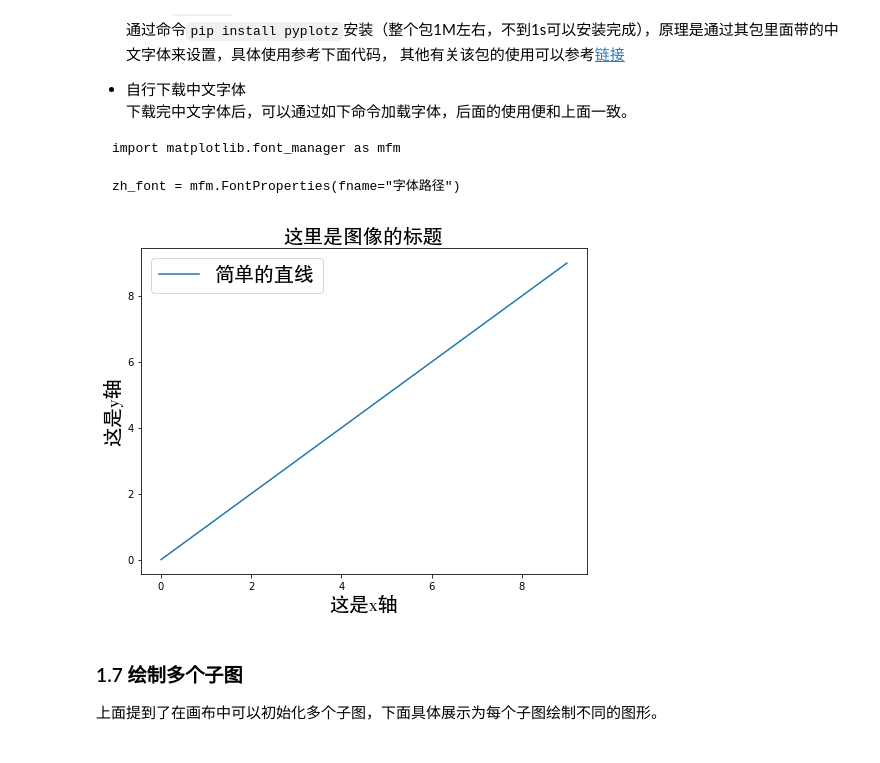
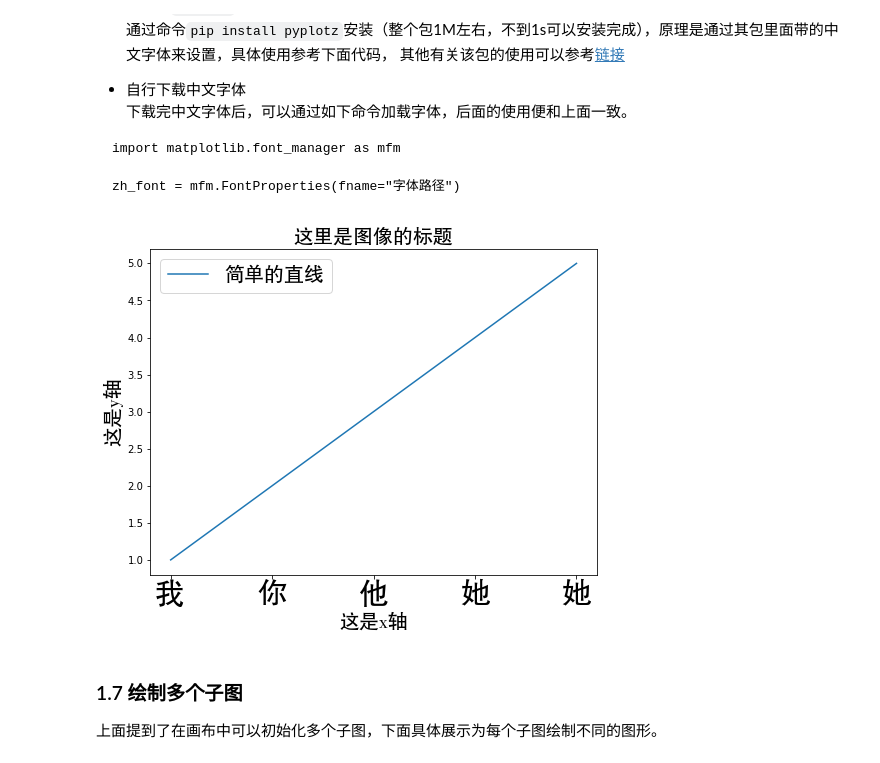
Before and after one commit to lyj555/SelfLearning, a Jupyter notebook: 工具篇/python/可视化/tutorials/matplotlib_tutorial.ipynb, the cells around one changed output. Drawn from its saved outputs; the diff is of its cells as text; code cells hidden in the pictures.

```diff
--- a/工具篇/python/可视化/tutorials/matplotlib_tutorial.ipynb
+++ b/工具篇/python/可视化/tutorials/matplotlib_tutorial.ipynb
@@ -173,27 +173,39 @@ zh_font = mfm.FontProperties(fname="字体路径")
 # %%
 # 核心是实例化一个中文字体的对象，然后在绘图时指定该对象
 
 from pyplotz.pyplotz import PyplotZ
 
 pltz = PyplotZ()
 pltz.enable_chinese()
 zh_font = pltz.zh_font.copy()
 zh_font.set_size(20)
 
 
 fig, axes = plt.subplots(nrows=1, ncols=1, figsize=(8, 6))
 
-axes.plot(range(10))
+x_val = [1, 2, 3, 4, 5]
+y_val = [1, 2, 3, 4, 5]
+axes.plot(x_val, y_val)
+
+# 重新指定字体的大小
+new_zh_font = pltz.zh_font.copy()
+new_zh_font.set_size(30)
+
+# 在x轴上绘制中文字符串
+axes.set_xticks(x_val)
+x_axis_label = ["我", "你", "他", "她", "她"]
+axes.set_xticklabels(x_axis_label, fontproperties=new_zh_font)
+
 
 axes.set_xlabel("这是x轴", fontproperties=zh_font)
 axes.set_ylabel("这是y轴", fontproperties=zh_font)
 axes.set_title("这里是图像的标题", fontproperties=zh_font)
 
 axes.legend(['简单的直线'], prop=zh_font)
 
 plt.show()
 # %% [output]
-[figure, old version]
+[figure, new version]
 # %% [markdown]
 ### 1.7 绘制多个子图
 
```
Also changed, not shown: parts of 1 cell of this notebook.
